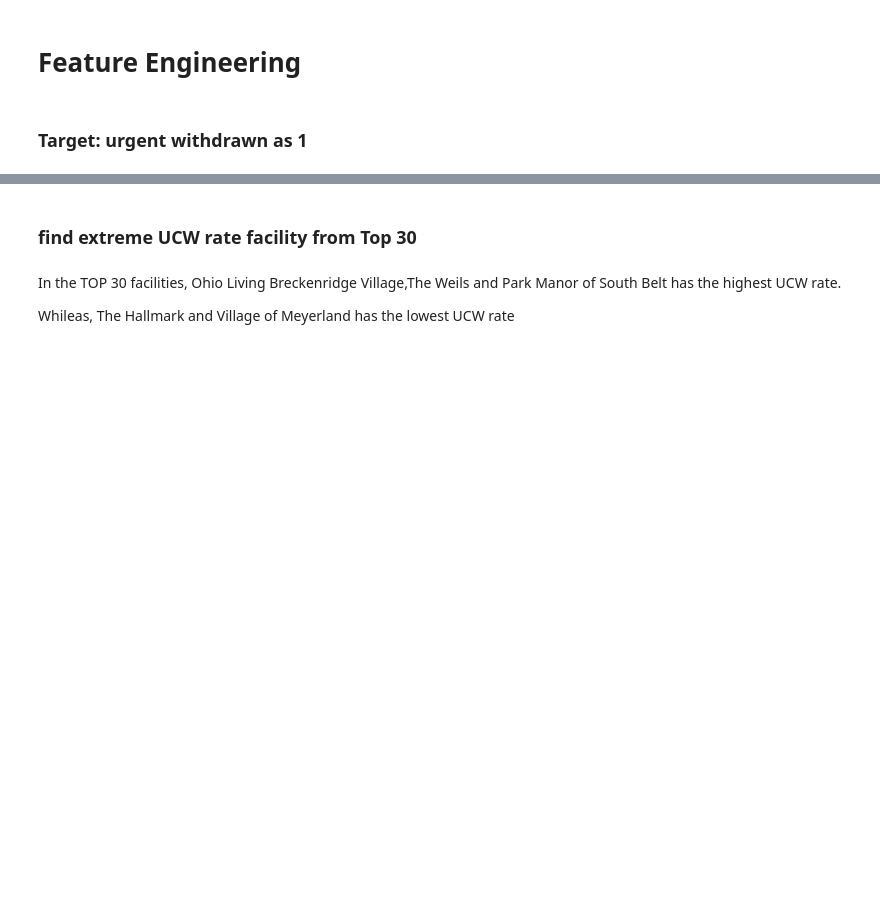
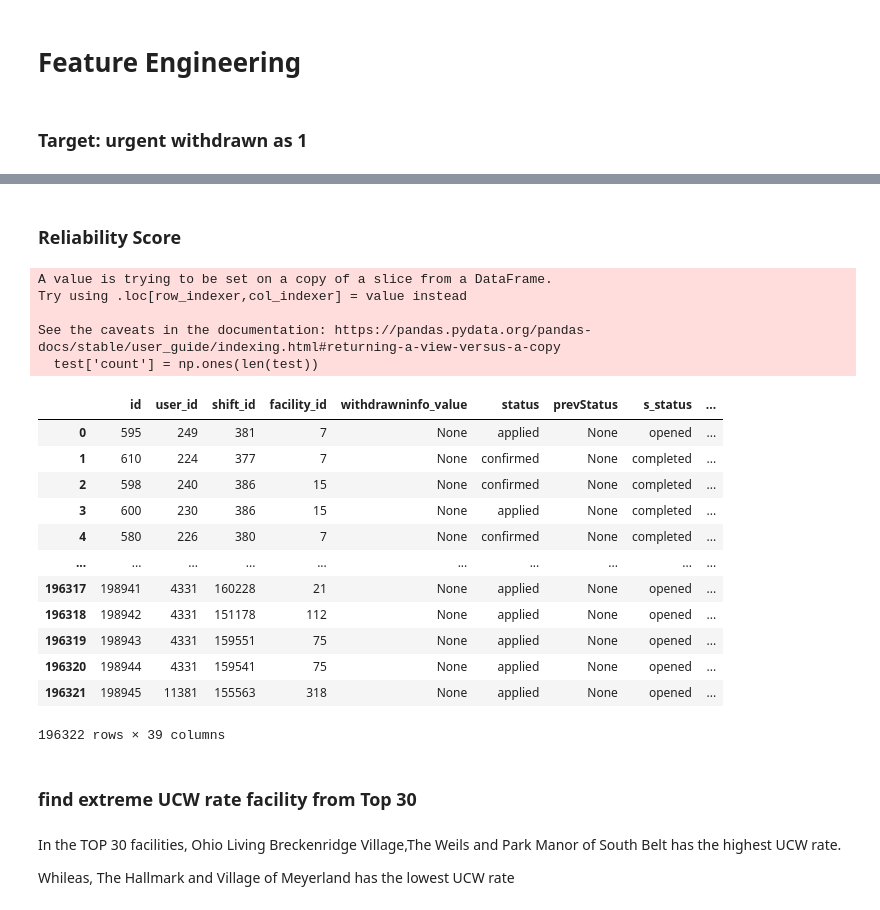
Before and after one commit to fufufu-hub/nursedash, a Jupyter notebook: nursedash data cleaning-reliabilityScore.ipynb, the cells around one changed output, grey strips where cells are left out. Saved outputs shown, nothing was run; the diff lists cells and outputs as text; code cells hidden in the pictures; blank space fills up the shorter version.

```diff
--- a/nursedash data cleaning-reliabilityScore.ipynb
+++ b/nursedash data cleaning-reliabilityScore.ipynb
@@ -212 +224,77 @@ df['target'].value_counts()
 Name: target, dtype: int64
+# %% [markdown]
+### Reliability Score
+# %%
+test = df[['id', 'user_id', 'CW_Time2Start_Time', 'target',
+           'status','prevStatus', 'withdrawninfo_value',
+           'checkin_Time2Start_Time', 's_status', 'Start_Time']]
+test['count'] = np.ones(len(test))
+# sort by start time and user id
+test = test.sort_values(by = ['user_id', 'Start_Time'], ascending = True).reset_index(drop = True)
+
+# test[['status', 'prevStatus', 's_status', 'count']].groupby(by = ['status', 's_status']).sum()
+# %% [output]
+A value is trying to be set on a copy of a slice from a DataFrame.
+Try using .loc[row_indexer,col_indexer] = value instead
+
+See the caveats in the documentation: https://pandas.pydata.org/pandas-docs/stable/user_guide/indexing.html#returning-a-view-versus-a-copy
+  test['count'] = np.ones(len(test))
+# %%
+# create realibilty score dictionary
+uid_library = list(pd.unique(test['user_id']))
+Rscore_dict = {}
+for uid in uid_library:
+    Rscore_dict.update({uid:40})
+
+# create Rs list to join with dataframe
+RS_list = []
+# fill Rs list
+for i, v in enumerate(test['user_id']):
+    ## record RS before event happen
+    RS_list.append(Rscore_dict[v])
+
+    ## calculate next application's RS
+
+    # if UCW
+    if test['status'][i] == 'withdrawn' and test['prevStatus'][i] == 'confirmed':
+        # ucw < 5
+        if test['CW_Time2Start_Time'][i] < 5:
+            Rscore_dict[v] -= 40
+        # 5 < ucw < 12
+        elif test['CW_Time2Start_Time'][i] < 12:
+            Rscore_dict[v] -= 20
+        # 12 < ucw < 24
+        elif test['CW_Time2Start_Time'][i] < 24:
+            Rscore_dict[v] -= 10
+        # 24 < ucw < 48
+        elif test['CW_Time2Start_Time'][i] < 48:
+            Rscore_dict[v] -= 7
+        # ucw > 48
+        else:
+            Rscore_dict[v] -= 3
+    # if not ucw -> check if check in on time/early/late
+    else:
+        if test['checkin_Time2Start_Time'][i] > 2:
+            Rscore_dict[v] += 10
+        else:
+            Rscore_dict[v] += 5
+
+test['reliability_score'] = RS_list
+# %%
+test = test[['id', 'reliability_score']]
+# %%
+df.merge(test, left_on='id', right_on = 'id')
+# %% [output]
+|  | id | user_id | shift_id | facility_id | withdrawninfo_value | status | prevStatus | s_status | ... |
+| 0 | 595 | 249 | 381 | 7 | None | applied | None | opened | ... |
+| 1 | 610 | 224 | 377 | 7 | None | confirmed | None | completed | ... |
+| 2 | 598 | 240 | 386 | 15 | None | confirmed | None | completed | ... |
+| 3 | 600 | 230 | 386 | 15 | None | applied | None | completed | ... |
+| 4 | 580 | 226 | 380 | 7 | None | confirmed | None | completed | ... |
+| ... | ... | ... | ... | ... | ... | ... | ... | ... | ... |
+| 196317 | 198941 | 4331 | 160228 | 21 | None | applied | None | opened | ... |
+| 196318 | 198942 | 4331 | 151178 | 112 | None | applied | None | opened | ... |
+| 196319 | 198943 | 4331 | 159551 | 75 | None | applied | None | opened | ... |
+| 196320 | 198944 | 4331 | 159541 | 75 | None | applied | None | opened | ... |
+| 196321 | 198945 | 11381 | 155563 | 318 | None | applied | None | opened | ... |
+196322 rows × 39 columns
```
Also changed, not shown: parts of 25 cells of this notebook, 1 other file.
